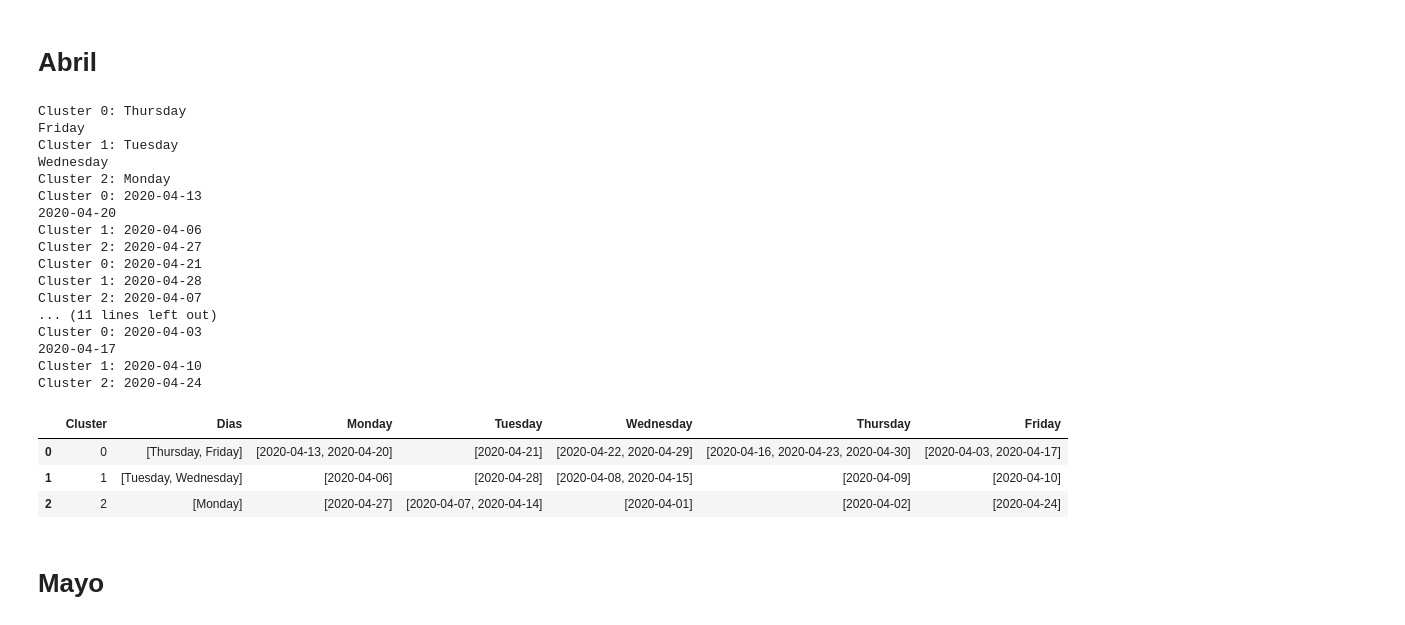
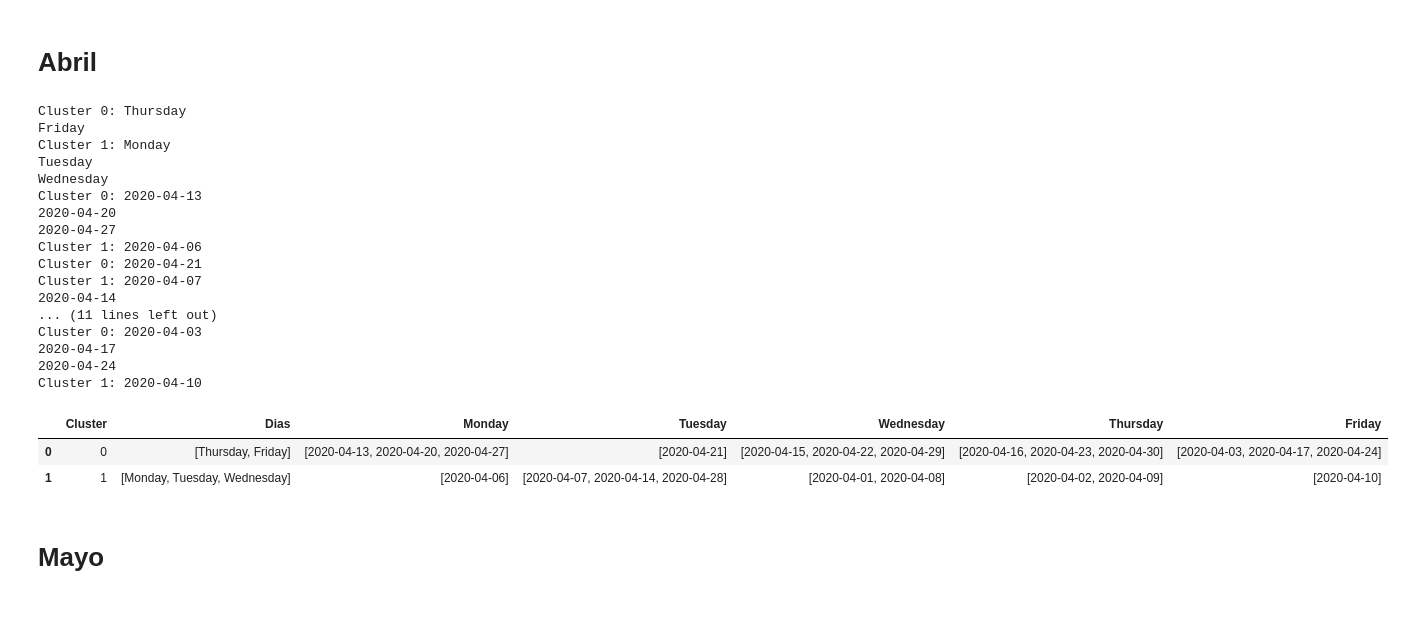
Before and after one commit to Jhonvalencia77/4to_avance, a Jupyter notebook: Clustering.ipynb, the cells around one changed output. Cells and saved outputs as stored; diff of their text form; code cells hidden in the pictures.

```diff
--- a/Clustering.ipynb
+++ b/Clustering.ipynb
@@ -212,7 +333,7 @@ PeriodoRef = Monday_1[['Fecha','Monday','Tuesday','Wednesday','Thursday','Friday
 PeriodoRef.set_index('Fecha',inplace=True)
 PeriodoRef.head()
 
-kmeans = KMeans(n_clusters=3, random_state=42)
+kmeans = KMeans(n_clusters=2, random_state=42)
 kmeans.fit(PeriodoRef.T);
 
 clusters = {}
@@ -236,7 +357,7 @@ Table_Monday_1 = pd.pivot_table(Monday_1, values=['2807913-2807903'], index=["Ho
 Table_Monday_1.columns =[str(s2) for (s1,s2) in Table_Monday_1.columns.tolist()]
 Table_Monday_1.tail()
 
-kmeans = KMeans(n_clusters=3, random_state=42)
+kmeans = KMeans(n_clusters=2, random_state=42)
 kmeans.fit(Table_Monday_1.T);
 
 clusters = {}
@@ -262,7 +383,7 @@ Table_Tuesday_1 = pd.pivot_table(Tuesday_1, values=['2807913-2807903'], index=["
 Table_Tuesday_1.columns =[str(s2) for (s1,s2) in Table_Tuesday_1.columns.tolist()]
 Table_Tuesday_1.tail()
 
-kmeans = KMeans(n_clusters=3, random_state=42)
+kmeans = KMeans(n_clusters=2, random_state=42)
 kmeans.fit(Table_Tuesday_1.T);
 
 clusters = {}
@@ -288,7 +409,7 @@ Table_Wednesday_1 = pd.pivot_table(Wednesday_1, values=['2807913-2807903'], inde
 Table_Wednesday_1.columns =[str(s2) for (s1,s2) in Table_Wednesday_1.columns.tolist()]
 Table_Wednesday_1.tail()
 
-kmeans = KMeans(n_clusters=3, random_state=42)
+kmeans = KMeans(n_clusters=2, random_state=42)
 kmeans.fit(Table_Wednesday_1.T);
 
 clusters = {}
@@ -314,7 +435,7 @@ Table_Thursday_1 = pd.pivot_table(Thursday_1, values=['2807913-2807903'], index=
 Table_Thursday_1.columns =[str(s2) for (s1,s2) in Table_Thursday_1.columns.tolist()]
 Table_Thursday_1.tail()
 
-kmeans = KMeans(n_clusters=3, random_state=42)
+kmeans = KMeans(n_clusters=2, random_state=42)
 kmeans.fit(Table_Thursday_1.T);
 
 clusters = {}
@@ -340,7 +461,7 @@ Table_Friday_1 = pd.pivot_table(Friday_1, values=['2807913-2807903'], index=["Ho
 Table_Friday_1.columns =[str(s2) for (s1,s2) in Table_Friday_1.columns.tolist()]
 Table_Friday_1.tail()
 
-kmeans = KMeans(n_clusters=3, random_state=42)
+kmeans = KMeans(n_clusters=2, random_state=42)
 kmeans.fit(Table_Friday_1.T);
 
 clusters = {}
@@ -612,7 +732,7 @@ PeriodoRef = Monday_1[['Fecha','Monday','Tuesday','Wednesday','Thursday','Friday
 PeriodoRef.set_index('Fecha',inplace=True)
 PeriodoRef.head()
 
-kmeans = KMeans(n_clusters=3, random_state=42)
+kmeans = KMeans(n_clusters=2, random_state=42)
 kmeans.fit(PeriodoRef.T);
 
 clusters = {}
@@ -636,7 +756,7 @@ Table_Monday_1 = pd.pivot_table(Monday_1, values=['2807913-2807903'], index=["Ho
 Table_Monday_1.columns =[str(s2) for (s1,s2) in Table_Monday_1.columns.tolist()]
 Table_Monday_1.tail()
 
-kmeans = KMeans(n_clusters=3, random_state=42)
+kmeans = KMeans(n_clusters=2, random_state=42)
 kmeans.fit(Table_Monday_1.T);
 
 clusters = {}
@@ -662,7 +782,7 @@ Table_Tuesday_1 = pd.pivot_table(Tuesday_1, values=['2807913-2807903'], index=["
 Table_Tuesday_1.columns =[str(s2) for (s1,s2) in Table_Tuesday_1.columns.tolist()]
 Table_Tuesday_1.tail()
 
-kmeans = KMeans(n_clusters=3, random_state=42)
+kmeans = KMeans(n_clusters=2, random_state=42)
 kmeans.fit(Table_Tuesday_1.T);
 
 clusters = {}
@@ -688,7 +808,7 @@ Table_Wednesday_1 = pd.pivot_table(Wednesday_1, values=['2807913-2807903'], inde
 Table_Wednesday_1.columns =[str(s2) for (s1,s2) in Table_Wednesday_1.columns.tolist()]
 Table_Wednesday_1.tail()
 
-kmeans = KMeans(n_clusters=3, random_state=42)
+kmeans = KMeans(n_clusters=2, random_state=42)
 kmeans.fit(Table_Wednesday_1.T);
 
 clusters = {}
@@ -714,7 +834,7 @@ Table_Thursday_1 = pd.pivot_table(Thursday_1, values=['2807913-2807903'], index=
 Table_Thursday_1.columns =[str(s2) for (s1,s2) in Table_Thursday_1.columns.tolist()]
 Table_Thursday_1.tail()
 
-kmeans = KMeans(n_clusters=3, random_state=42)
+kmeans = KMeans(n_clusters=2, random_state=42)
 kmeans.fit(Table_Thursday_1.T);
 
 clusters = {}
@@ -740,49 +860,48 @@ Table_Friday_1 = pd.pivot_table(Friday_1, values=['2807913-2807903'], index=["Ho
 Table_Friday_1.columns =[str(s2) for (s1,s2) in Table_Friday_1.columns.tolist()]
 Table_Friday_1.tail()
 
-kmeans = KMeans(n_clusters=3, random_state=42)
+kmeans = KMeans(n_clusters=2, random_state=42)
 kmeans.fit(Table_Friday_1.T);
 
 clusters = {}
 for l in np.unique(kmeans.labels_):
     clusters[l] = []
 
 for i,l in enumerate(kmeans.predict(Table_Friday_1.T)):
     clusters[l].append(Table_Friday_1.columns[i])
 
 for c in sorted(clusters):
     print('Cluster ' + str(c) + ': ', end='')
     for symbol in clusters[c]:
         print(symbol)
     #print()
     #print()
 
 Table_cluster_1 = pd.DataFrame([[key, clusters[key]] for key in clusters.keys()], columns=['Cluster', 'Fecha'])
 Table_cluster['Friday'] = Table_cluster_1['Fecha']
 cluster_3 = Table_cluster
 cluster_3
 # %% [output]
 Cluster 0: Thursday
 Friday
-Cluster 1: Tuesday
+Cluster 1: Monday
+Tuesday
 Wednesday
-Cluster 2: Monday
 Cluster 0: 2020-04-13
 2020-04-20
+2020-04-27
 Cluster 1: 2020-04-06
-Cluster 2: 2020-04-27
 Cluster 0: 2020-04-21
-Cluster 1: 2020-04-28
-Cluster 2: 2020-04-07
+Cluster 1: 2020-04-07
+2020-04-14
 ... (11 lines left out)
 Cluster 0: 2020-04-03
 2020-04-17
+2020-04-24
 Cluster 1: 2020-04-10
-Cluster 2: 2020-04-24
 |  | Cluster | Dias | Monday | Tuesday | Wednesday | Thursday | Friday |
-| 0 | 0 | [Thursday, Friday] | [2020-04-13, 2020-04-20] | [2020-04-21] | [2020-04-22, 2020-04-29] | [2020-04-16, 2020-04-23, 2020-04-30] | [2020-04-03, 2020-04-17] |
-| 1 | 1 | [Tuesday, Wednesday] | [2020-04-06] | [2020-04-28] | [2020-04-08, 2020-04-15] | [2020-04-09] | [2020-04-10] |
-| 2 | 2 | [Monday] | [2020-04-27] | [2020-04-07, 2020-04-14] | [2020-04-01] | [2020-04-02] | [2020-04-24] |
+| 0 | 0 | [Thursday, Friday] | [2020-04-13, 2020-04-20, 2020-04-27] | [2020-04-21] | [2020-04-15, 2020-04-22, 2020-04-29] | [2020-04-16, 2020-04-23, 2020-04-30] | [2020-04-03, 2020-04-17, 2020-04-24] |
+| 1 | 1 | [Monday, Tuesday, Wednesday] | [2020-04-06] | [2020-04-07, 2020-04-14, 2020-04-28] | [2020-04-01, 2020-04-08] | [2020-04-02, 2020-04-09] | [2020-04-10] |
 # %% [markdown]
 # Mayo
 # %%
```
Also changed, not shown: parts of 30 cells of this notebook.
